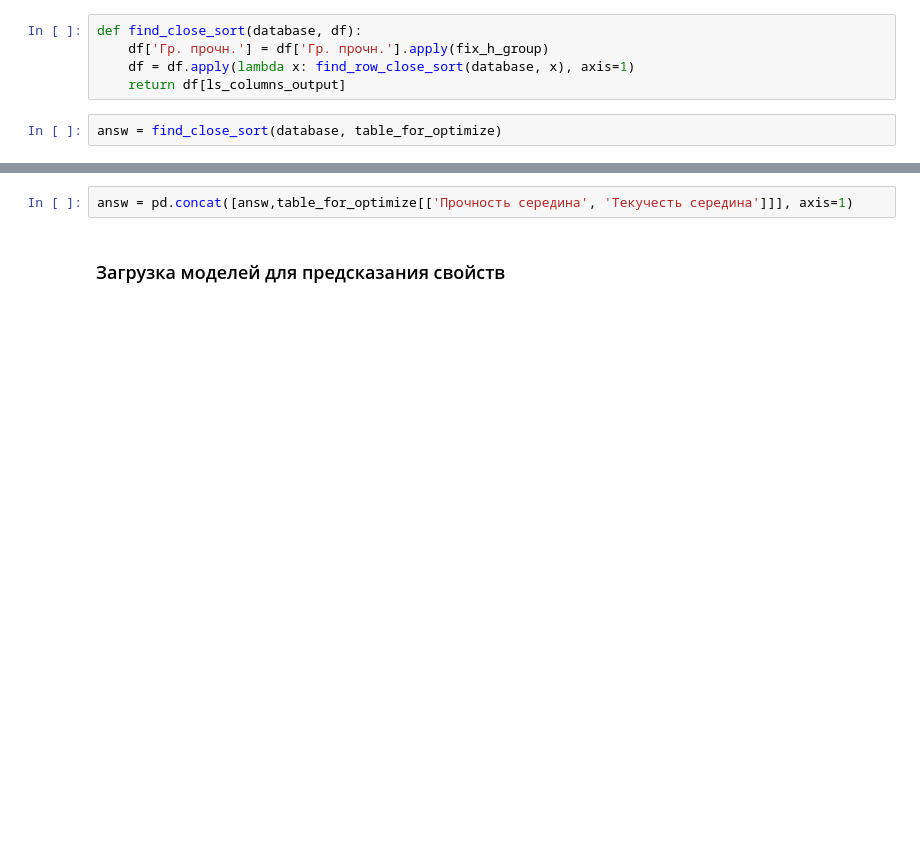
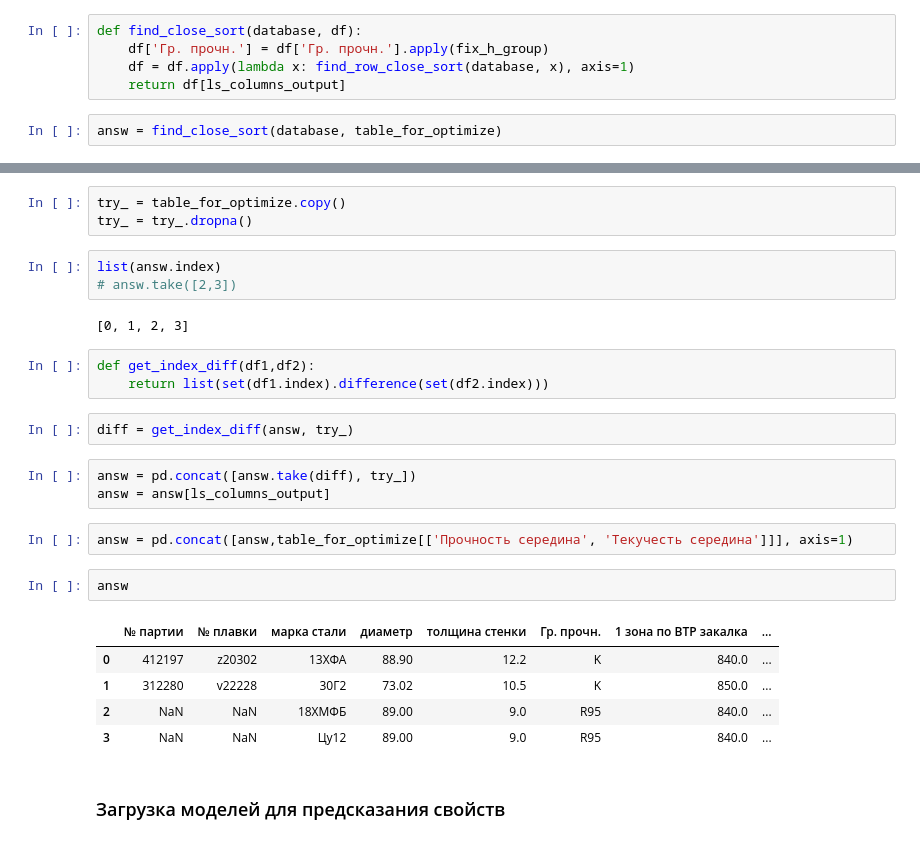
Before and after one commit to ChelpipeBigDataTeam/PNTZ, a Jupyter notebook: Optimizer-Copy1.ipynb, the cells around one changed output, grey strips where cells are left out. Cells and saved outputs as stored; diff of their text form; blank space fills up the shorter version.

```diff
--- a/Optimizer-Copy1.ipynb
+++ b/Optimizer-Copy1.ipynb
@@ -217,5 +255,29 @@ answ = find_close_sort(database, table_for_optimize)
+# %%
+try_ = table_for_optimize.copy()
+try_ = try_.dropna()
+# %%
+list(answ.index)
+# answ.take([2,3])
+# %% [output]
+[0, 1, 2, 3]
+# %%
+def get_index_diff(df1,df2):
+    return list(set(df1.index).difference(set(df2.index)))
+# %%
+diff = get_index_diff(answ, try_)
+# %%
+answ = pd.concat([answ.take(diff), try_])
+answ = answ[ls_columns_output]
 # %%
 answ = pd.concat([answ,table_for_optimize[['Прочность середина', 'Текучесть середина']]], axis=1)
+# %%
+answ
+# %% [output]
+|  | № партии | № плавки | марка стали | диаметр | толщина стенки | Гр. прочн. | 1 зона по ВТР закалка | ... |
+| 0 | 412197 | z20302 | 13ХФА | 88.90 | 12.2 | K | 840.0 | ... |
+| 1 | 312280 | v22228 | 30Г2 | 73.02 | 10.5 | K | 850.0 | ... |
+| 2 | NaN | NaN | 18ХМФБ | 89.00 | 9.0 | R95 | 840.0 | ... |
+| 3 | NaN | NaN | Цу12 | 89.00 | 9.0 | R95 | 840.0 | ... |
 # %% [markdown]
 ### Загрузка моделей для предсказания свойств
 # %%
```
Also changed, not shown: parts of 11 cells of this notebook.
